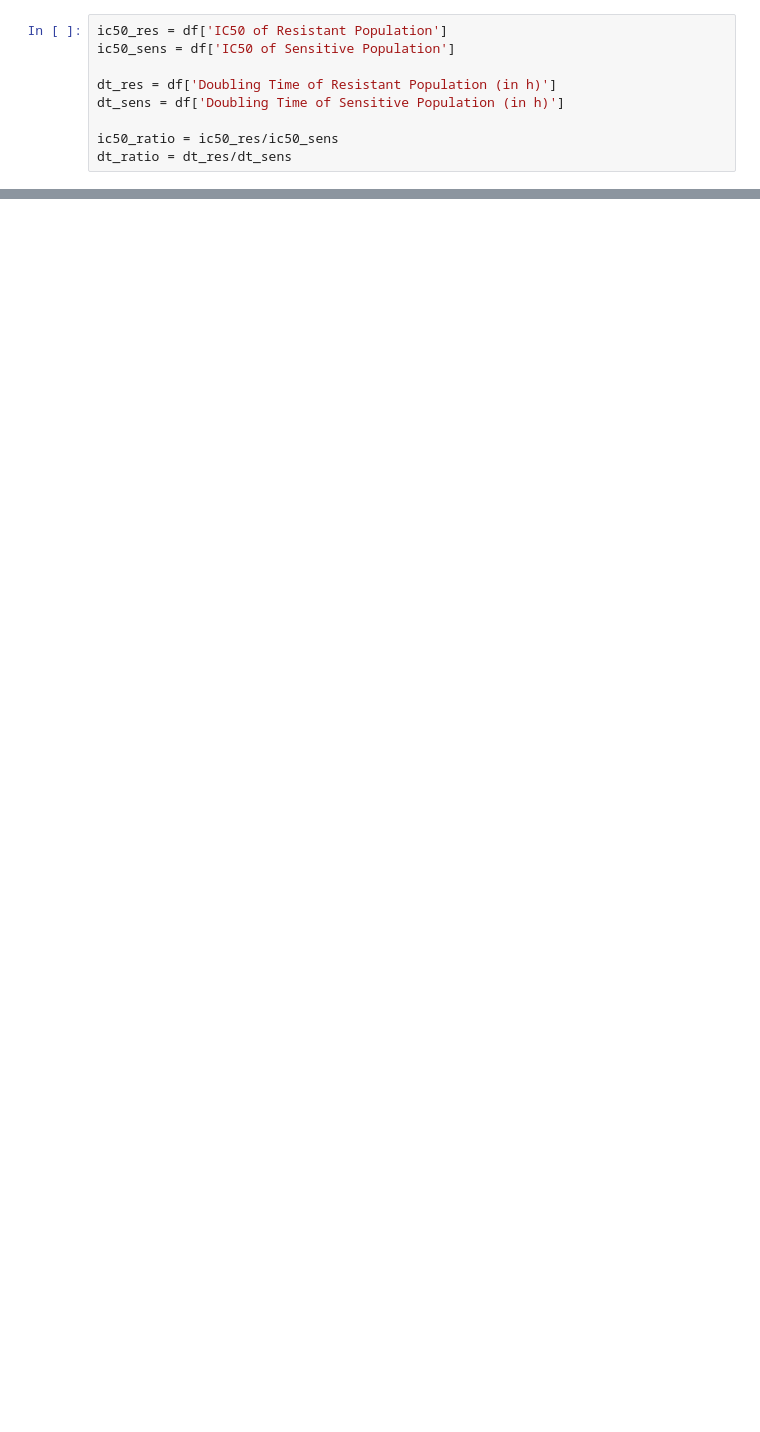
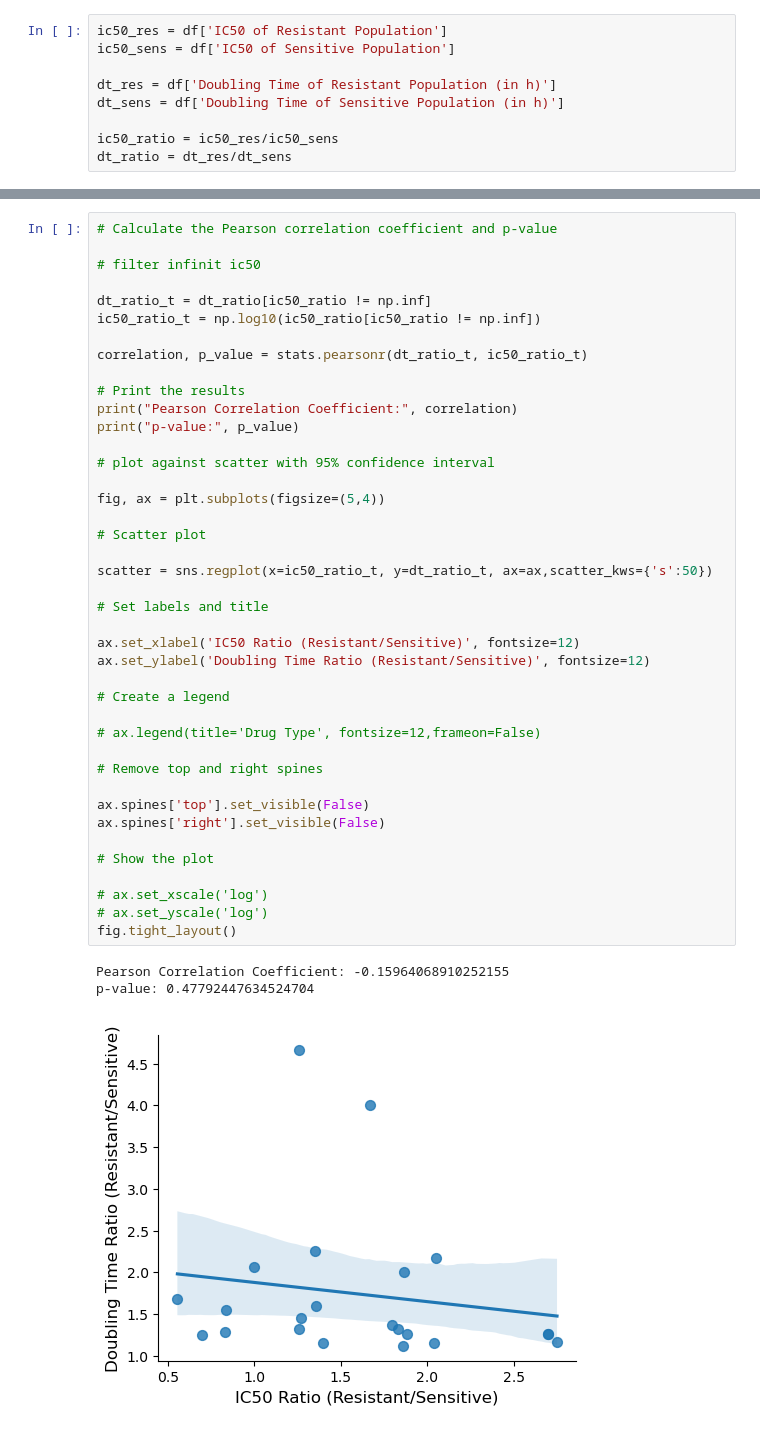
Before and after one commit to eshanking/cancer_fitness_costs, a Jupyter notebook: summary_figs.ipynb, the cells around one changed output, grey strips where cells are left out. Drawn from its saved outputs; the diff is of its cells as text; blank space fills up the shorter version.

```diff
--- a/summary_figs.ipynb
+++ b/summary_figs.ipynb
@@ -83,0 +292,45 @@ dtype: float64
+# %%
+# Calculate the Pearson correlation coefficient and p-value
+
+# filter infinit ic50
+
+dt_ratio_t = dt_ratio[ic50_ratio != np.inf]
+ic50_ratio_t = np.log10(ic50_ratio[ic50_ratio != np.inf])
+
+correlation, p_value = stats.pearsonr(dt_ratio_t, ic50_ratio_t)
+
+# Print the results
+print("Pearson Correlation Coefficient:", correlation)
+print("p-value:", p_value)
+
+# plot against scatter with 95% confidence interval
+
+fig, ax = plt.subplots(figsize=(5,4))
+
+# Scatter plot
+
+scatter = sns.regplot(x=ic50_ratio_t, y=dt_ratio_t, ax=ax,scatter_kws={'s':50})
+
+# Set labels and title
+
+ax.set_xlabel('IC50 Ratio (Resistant/Sensitive)', fontsize=12)
+ax.set_ylabel('Doubling Time Ratio (Resistant/Sensitive)', fontsize=12)
+
+# Create a legend
+
+# ax.legend(title='Drug Type', fontsize=12,frameon=False)
+
+# Remove top and right spines
+
+ax.spines['top'].set_visible(False)
+ax.spines['right'].set_visible(False)
+
+# Show the plot
+
+# ax.set_xscale('log')
+# ax.set_yscale('log')
+fig.tight_layout()
+# %% [output]
+Pearson Correlation Coefficient: -0.15964068910252155
+p-value: 0.47792447634524704
+[figure, added]
```
Also changed, not shown: parts of 12 cells of this notebook, 2 other files.
